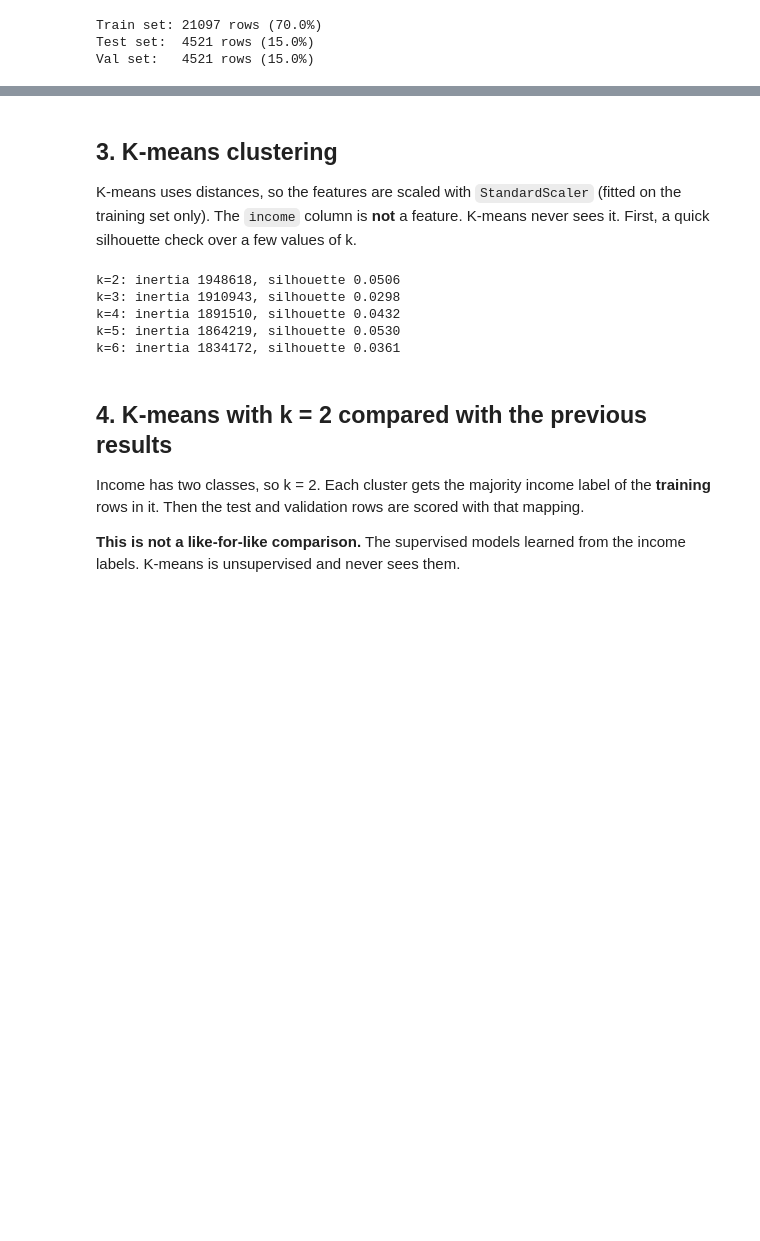
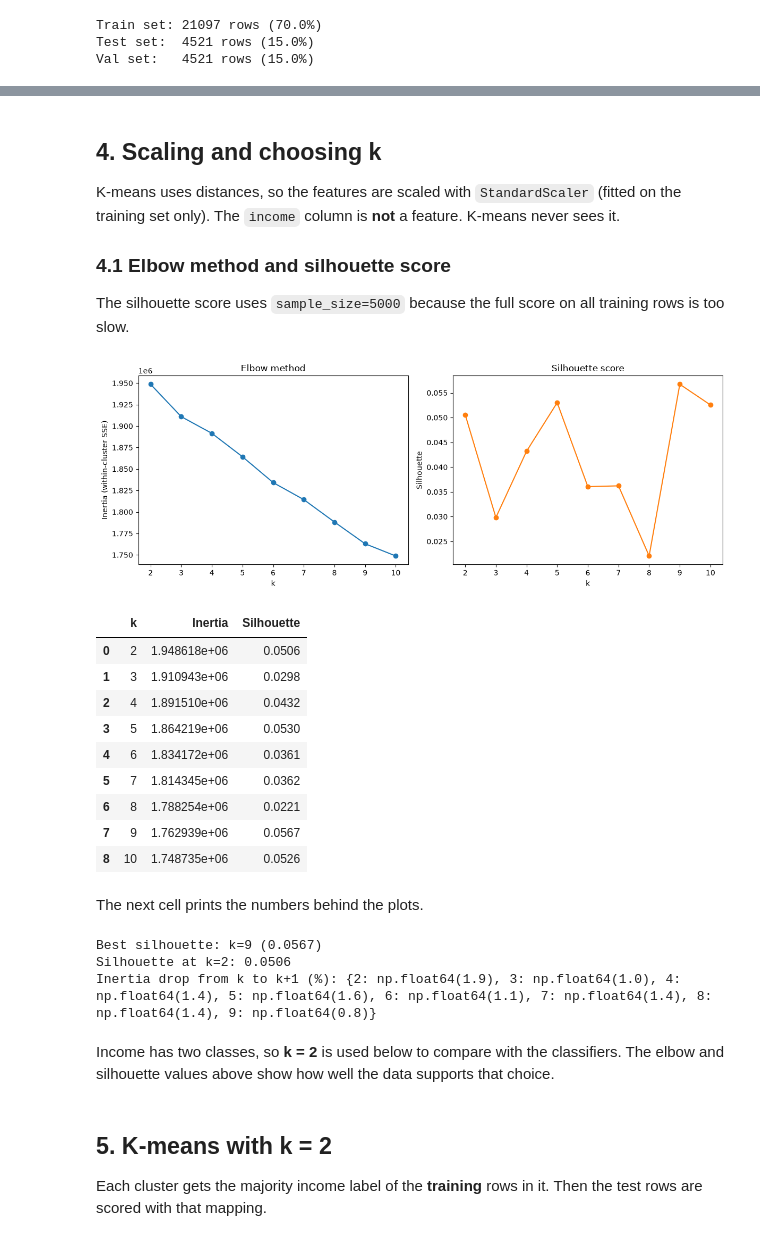
Before and after one commit to HyuseCS/CS412_Elec1, a Jupyter notebook: Week 10/Lab_Work/Legaspi_Week_10.ipynb, the cells around one changed output, grey strips where cells are left out. Cells and saved outputs as stored; diff of their text form; code cells hidden in the pictures; blank space fills up the shorter version.

```diff
--- a/Week 10/Lab_Work/Legaspi_Week_10.ipynb
+++ b/Week 10/Lab_Work/Legaspi_Week_10.ipynb
@@ -85,24 +126,58 @@ Val set:   4521 rows (15.0%)
 # %% [markdown]
-## 3. K-means clustering
+## 4. Scaling and choosing k
 
-K-means uses distances, so the features are scaled with `StandardScaler` (fitted on the training set only). The `income` column is **not** a feature. K-means never sees it. First, a quick silhouette check over a few values of k.
+K-means uses distances, so the features are scaled with `StandardScaler` (fitted on the training set only). The `income` column is **not** a feature. K-means never sees it.
+
+### 4.1 Elbow method and silhouette score
+
+The silhouette score uses `sample_size=5000` because the full score on all training rows is too slow.
-# %%
-scaler = StandardScaler().fit(X_train)
-Xs_train, Xs_test, Xs_val = (scaler.transform(d) for d in (X_train, X_test, X_val))
-
-for k in range(2, 7):
-    km = KMeans(n_clusters=k, n_init=10, random_state=42).fit(Xs_train)
-    sil = silhouette_score(Xs_train, km.labels_, sample_size=5000, random_state=42)
-    print(f"k={k}: inertia {km.inertia_:.0f}, silhouette {sil:.4f}")
-# %% [output]
-k=2: inertia 1948618, silhouette 0.0506
-k=3: inertia 1910943, silhouette 0.0298
-k=4: inertia 1891510, silhouette 0.0432
-k=5: inertia 1864219, silhouette 0.0530
-k=6: inertia 1834172, silhouette 0.0361
+# %%
+scaler = StandardScaler().fit(X_train)
+Xs_train, Xs_test, Xs_val = (scaler.transform(d) for d in (X_train, X_test, X_val))
+
+k_range = range(2, 11)
+inertias, silhouettes = [], []
+for k in k_range:
+    km_k = KMeans(n_clusters=k, n_init=10, random_state=42).fit(Xs_train)
+    inertias.append(km_k.inertia_)
+    silhouettes.append(silhouette_score(Xs_train, km_k.labels_, sample_size=5000, random_state=42))
+
+fig, axes = plt.subplots(1, 2, figsize=(12, 4.5))
+axes[0].plot(k_range, inertias, marker="o")
+axes[0].set(title="Elbow method", xlabel="k", ylabel="Inertia (within-cluster SSE)")
+axes[1].plot(k_range, silhouettes, marker="o", color="tab:orange")
+axes[1].set(title="Silhouette score", xlabel="k", ylabel="Silhouette")
+plt.tight_layout()
+plt.show()
+
+pd.DataFrame({"k": list(k_range), "Inertia": inertias, "Silhouette": silhouettes}).round(4)
+# %% [output]
+[figure, added]
+|  | k | Inertia | Silhouette |
+| 0 | 2 | 1.948618e+06 | 0.0506 |
+| 1 | 3 | 1.910943e+06 | 0.0298 |
+| 2 | 4 | 1.891510e+06 | 0.0432 |
+| 3 | 5 | 1.864219e+06 | 0.0530 |
+| 4 | 6 | 1.834172e+06 | 0.0361 |
+| 5 | 7 | 1.814345e+06 | 0.0362 |
+| 6 | 8 | 1.788254e+06 | 0.0221 |
+| 7 | 9 | 1.762939e+06 | 0.0567 |
+| 8 | 10 | 1.748735e+06 | 0.0526 |
+# %% [markdown]
+The next cell prints the numbers behind the plots.
+# %%
+best_k = list(k_range)[int(np.argmax(silhouettes))]
+print(f"Best silhouette: k={best_k} ({max(silhouettes):.4f})")
+print(f"Silhouette at k=2: {silhouettes[0]:.4f}")
+drops = -np.diff(inertias) / np.array(inertias[:-1])
+print("Inertia drop from k to k+1 (%):", {k: round(d * 100, 1) for k, d in zip(list(k_range)[:-1], drops)})
+# %% [output]
+Best silhouette: k=9 (0.0567)
+Silhouette at k=2: 0.0506
+Inertia drop from k to k+1 (%): {2: np.float64(1.9), 3: np.float64(1.0), 4: np.float64(1.4), 5: np.float64(1.6), 6: np.float64(1.1), 7: np.float64(1.4), 8: np.float64(1.4), 9: np.float64(0.8)}
+# %% [markdown]
+Income has two classes, so **k = 2** is used below to compare with the classifiers. The elbow and silhouette values above show how well the data supports that choice.
 # %% [markdown]
-## 4. K-means with k = 2 compared with the previous results
+## 5. K-means with k = 2
 
-Income has two classes, so k = 2. Each cluster gets the majority income label of the **training** rows in it. Then the test and validation rows are scored with that mapping.
-
-**This is not a like-for-like comparison.** The supervised models learned from the income labels. K-means is unsupervised and never sees them.
+Each cluster gets the majority income label of the **training** rows in it. Then the test rows are scored with that mapping.
```
Also changed, not shown: parts of 21 cells of this notebook.
